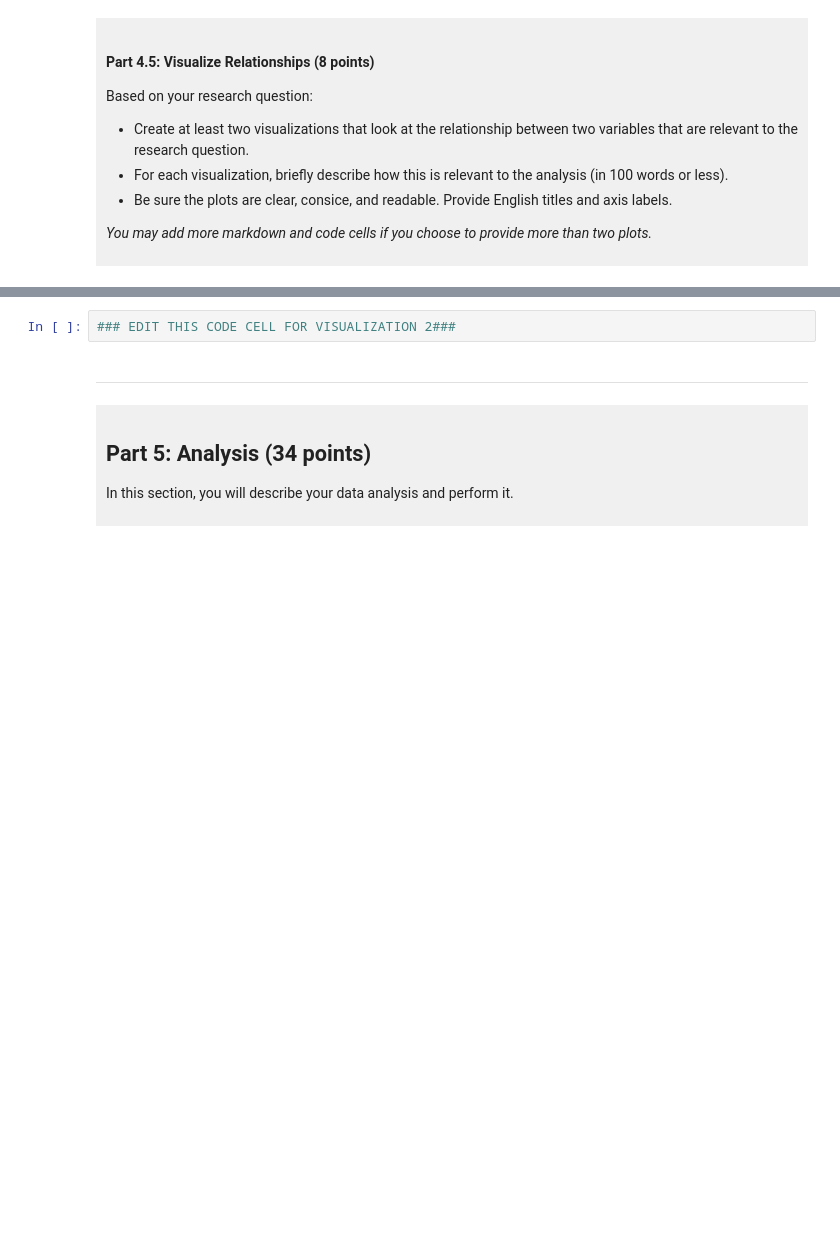
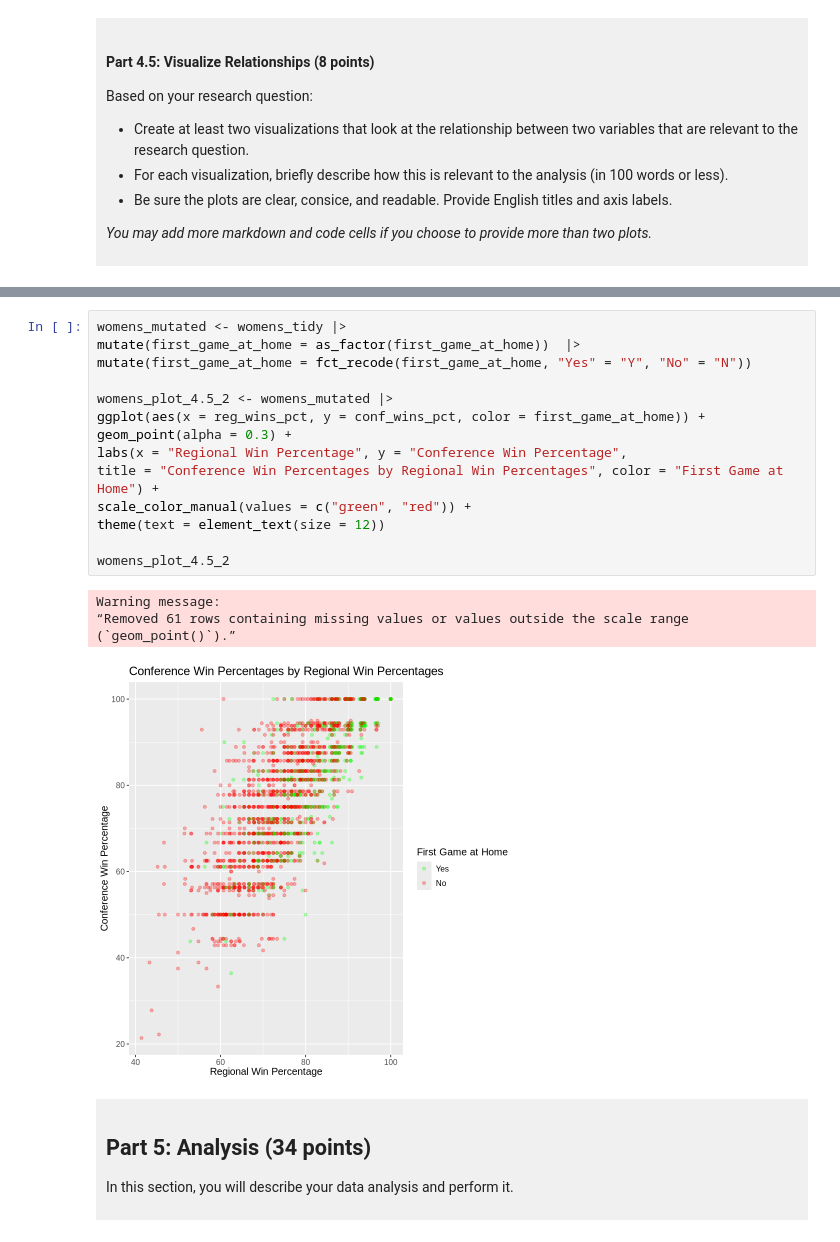
Before and after one commit to willmaas26-source/dsci-100-project-will-maas, a Jupyter notebook: dsci-100-project-notebook.ipynb, the cells around one changed output, grey strips where cells are left out. Cells and saved outputs as stored; diff of their text form; blank space fills up the shorter version.

```diff
--- a/dsci-100-project-notebook.ipynb
+++ b/dsci-100-project-notebook.ipynb
@@ -281,7 +380,22 @@ Visualization 2: %%% EDIT THIS MARKDOWN CELL%%%
 # %%
-### EDIT THIS CODE CELL FOR VISUALIZATION 2###
+womens_mutated <- womens_tidy |>
+mutate(first_game_at_home = as_factor(first_game_at_home))  |>
+mutate(first_game_at_home = fct_recode(first_game_at_home, "Yes" = "Y", "No" = "N"))
+
+womens_plot_4.5_2 <- womens_mutated |>
+ggplot(aes(x = reg_wins_pct, y = conf_wins_pct, color = first_game_at_home)) +
+geom_point(alpha = 0.3) +
+labs(x = "Regional Win Percentage", y = "Conference Win Percentage",
+title = "Conference Win Percentages by Regional Win Percentages", color = "First Game at Home") +
+scale_color_manual(values = c("green", "red")) +
+theme(text = element_text(size = 12))
+
+womens_plot_4.5_2
+# %% [output]
+Warning message:
+“Removed 61 rows containing missing values or values outside the scale range
+(`geom_point()`).”
+[figure, added]
-# %% [markdown]
-------
 # %% [markdown]
 <div style="background-color: #f0f0f0; padding: 10px;">
 
```
Also changed, not shown: parts of 15 cells of this notebook.
